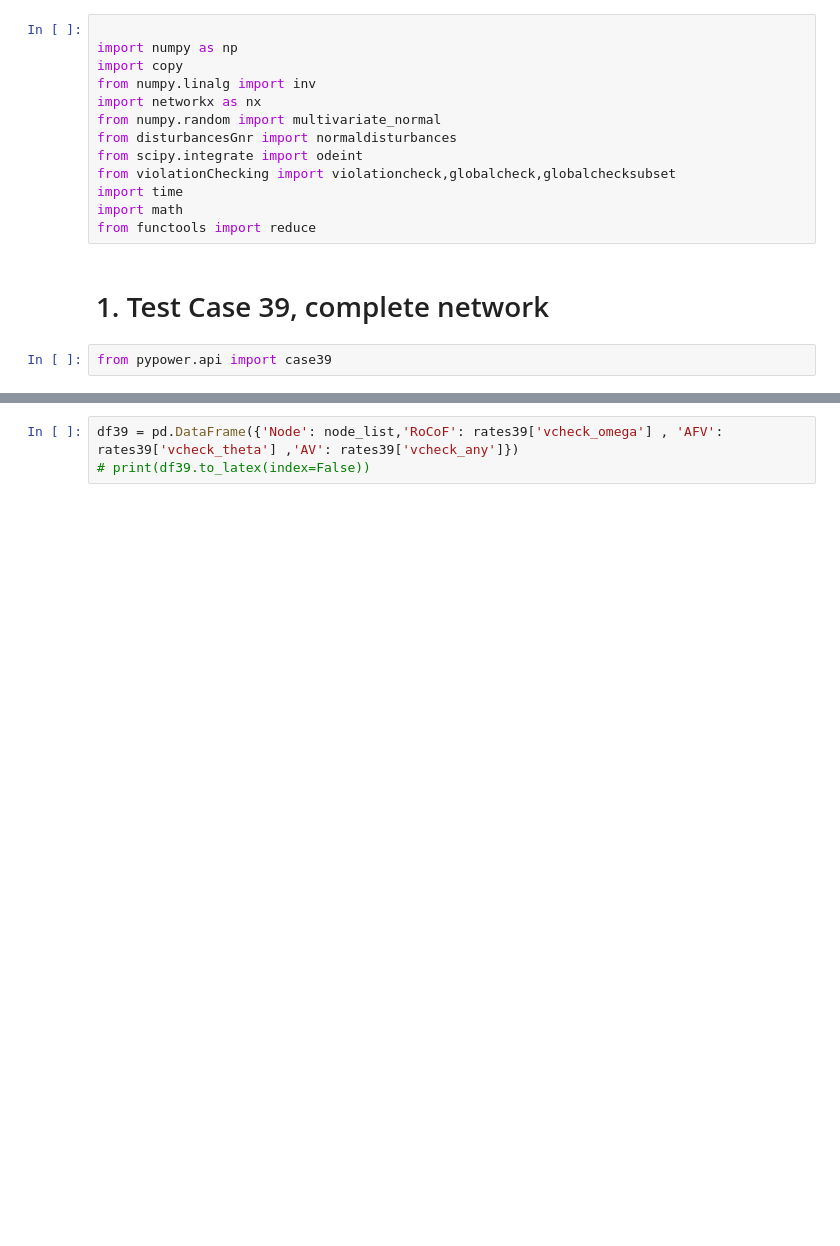
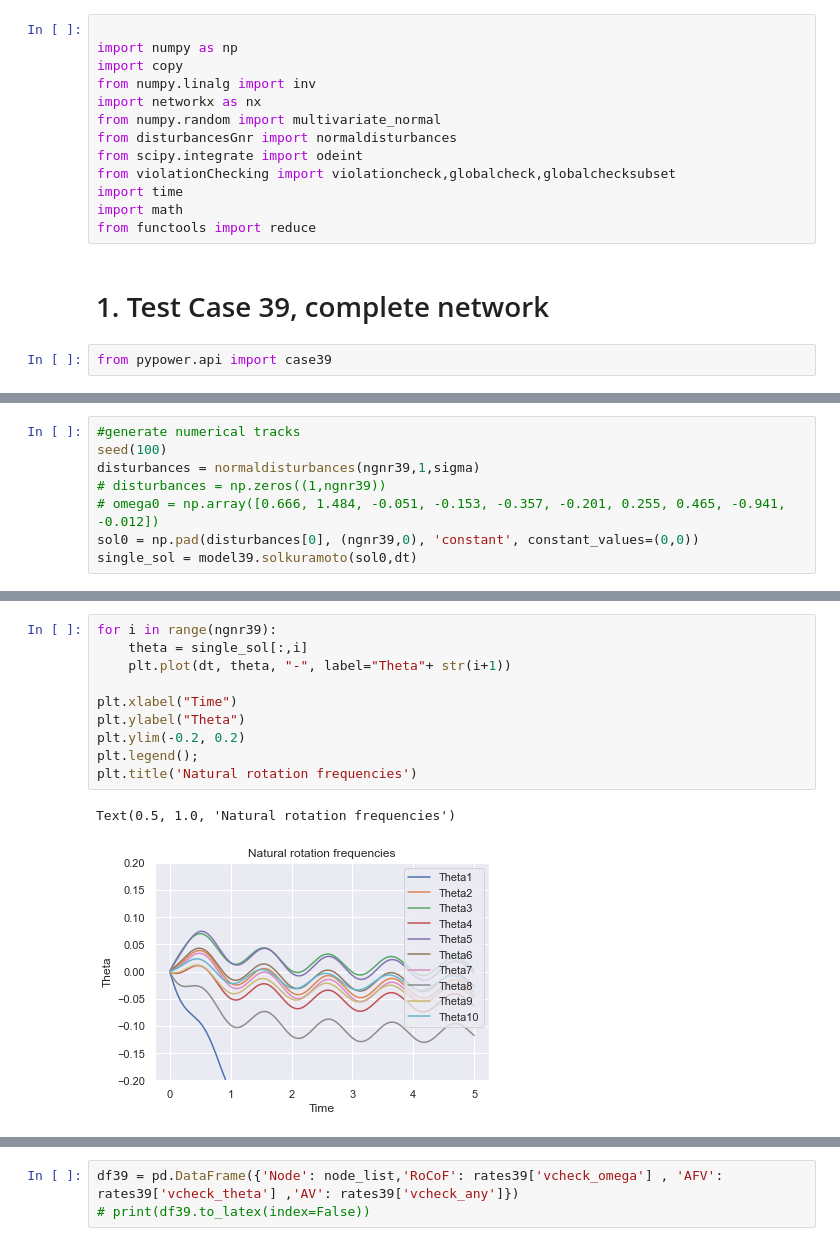
Before and after one commit to weiting1029/PowerFailure, a Jupyter notebook: failureMain.ipynb, the cells around one changed output, grey strips where cells are left out. Cells and saved outputs as stored; diff of their text form; blank space fills up the shorter version.

```diff
--- a/failureMain.ipynb
+++ b/failureMain.ipynb
@@ -54,0 +99,8 @@ model39 = PowerNetworkSolver(theta0,omega0,redA39, ngnr39, D,M,K)
+# %%
+#generate numerical tracks
+seed(100)
+disturbances = normaldisturbances(ngnr39,1,sigma)
+# disturbances = np.zeros((1,ngnr39))
+# omega0 = np.array([0.666, 1.484, -0.051, -0.153, -0.357, -0.201, 0.255, 0.465, -0.941, -0.012])
+sol0 = np.pad(disturbances[0], (ngnr39,0), 'constant', constant_values=(0,0))
+single_sol = model39.solkuramoto(sol0,dt)
@@ -54,0 +119,13 @@ model39 = PowerNetworkSolver(theta0,omega0,redA39, ngnr39, D,M,K)
+# %%
+for i in range(ngnr39):
+    theta = single_sol[:,i]
+    plt.plot(dt, theta, "-", label="Theta"+ str(i+1))
+
+plt.xlabel("Time")
+plt.ylabel("Theta")
+plt.ylim(-0.2, 0.2)
+plt.legend();
+plt.title('Natural rotation frequencies')
+# %% [output]
+Text(0.5, 1.0, 'Natural rotation frequencies')
+[figure, added]
```
Also changed, not shown: parts of 21 cells of this notebook.
